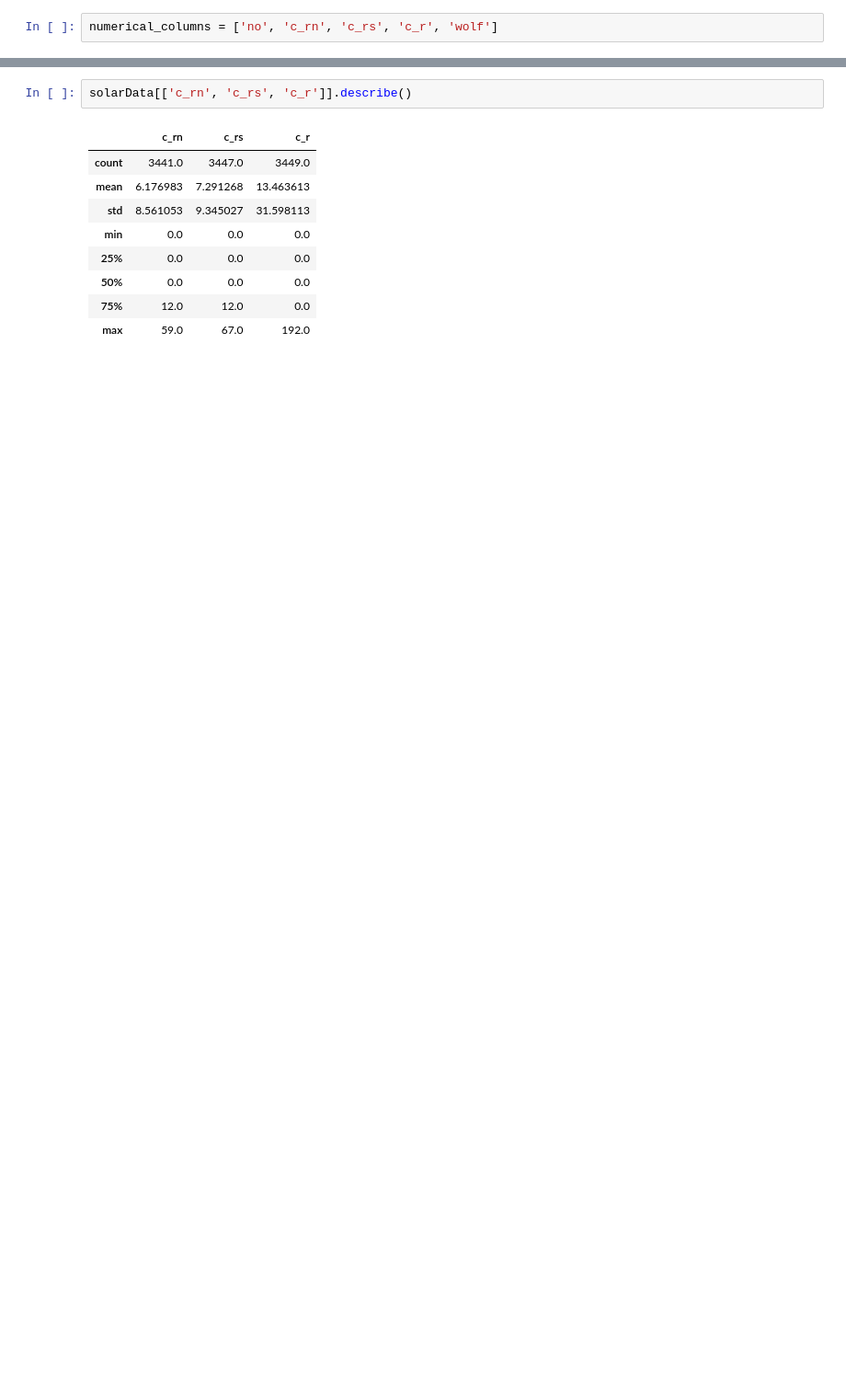
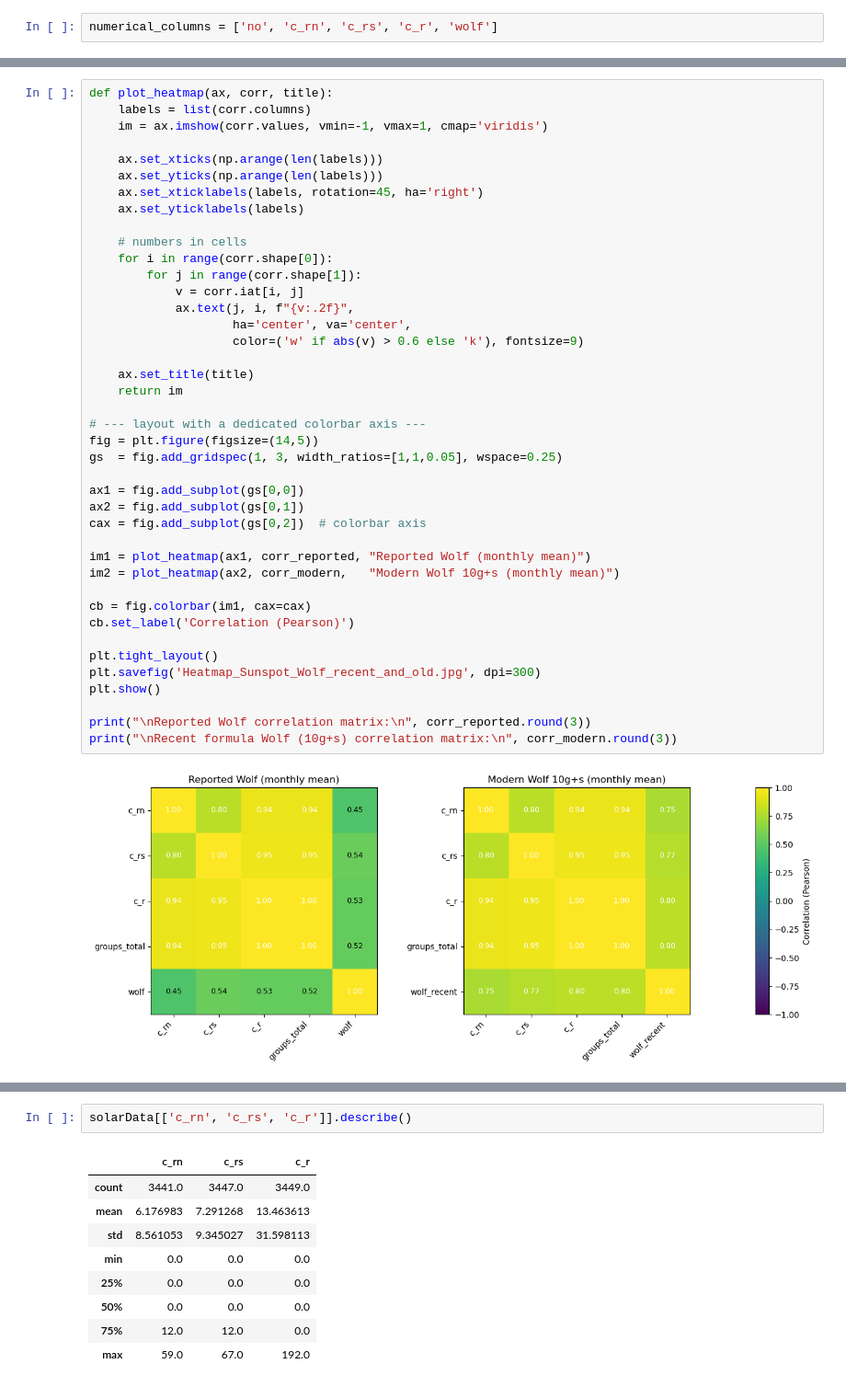
Before and after one commit to QubitShifter/JupiterLab, a Jupyter notebook: 00.ExamProject/SolarData.ipynb, the cells around one changed output, grey strips where cells are left out. Shown at 92% size. Drawn from its saved outputs; the diff is of its cells as text; blank space fills up the shorter version.

```diff
--- a/00.ExamProject/SolarData.ipynb
+++ b/00.ExamProject/SolarData.ipynb
@@ -530,0 +808,43 @@ plt.show()
+# %%
+def plot_heatmap(ax, corr, title):
+    labels = list(corr.columns)
+    im = ax.imshow(corr.values, vmin=-1, vmax=1, cmap='viridis')
+
+    ax.set_xticks(np.arange(len(labels)))
+    ax.set_yticks(np.arange(len(labels)))
+    ax.set_xticklabels(labels, rotation=45, ha='right')
+    ax.set_yticklabels(labels)
+
+    # numbers in cells
+    for i in range(corr.shape[0]):
+        for j in range(corr.shape[1]):
+            v = corr.iat[i, j]
+            ax.text(j, i, f"{v:.2f}",
+                    ha='center', va='center',
+                    color=('w' if abs(v) > 0.6 else 'k'), fontsize=9)
+
+    ax.set_title(title)
+    return im
+
+# --- layout with a dedicated colorbar axis ---
+fig = plt.figure(figsize=(14,5))
+gs  = fig.add_gridspec(1, 3, width_ratios=[1,1,0.05], wspace=0.25)
+
+ax1 = fig.add_subplot(gs[0,0])
+ax2 = fig.add_subplot(gs[0,1])
+cax = fig.add_subplot(gs[0,2])  # colorbar axis
+
+im1 = plot_heatmap(ax1, corr_reported, "Reported Wolf (monthly mean)")
+im2 = plot_heatmap(ax2, corr_modern,   "Modern Wolf 10g+s (monthly mean)")
+
+cb = fig.colorbar(im1, cax=cax)
+cb.set_label('Correlation (Pearson)')
+
+plt.tight_layout()
+plt.savefig('Heatmap_Sunspot_Wolf_recent_and_old.jpg', dpi=300)
+plt.show()
+
+print("\nReported Wolf correlation matrix:\n", corr_reported.round(3))
+print("\nRecent formula Wolf (10g+s) correlation matrix:\n", corr_modern.round(3))
+# %% [output]
+[figure, added]
```
Also changed, not shown: parts of 135 cells of this notebook.
